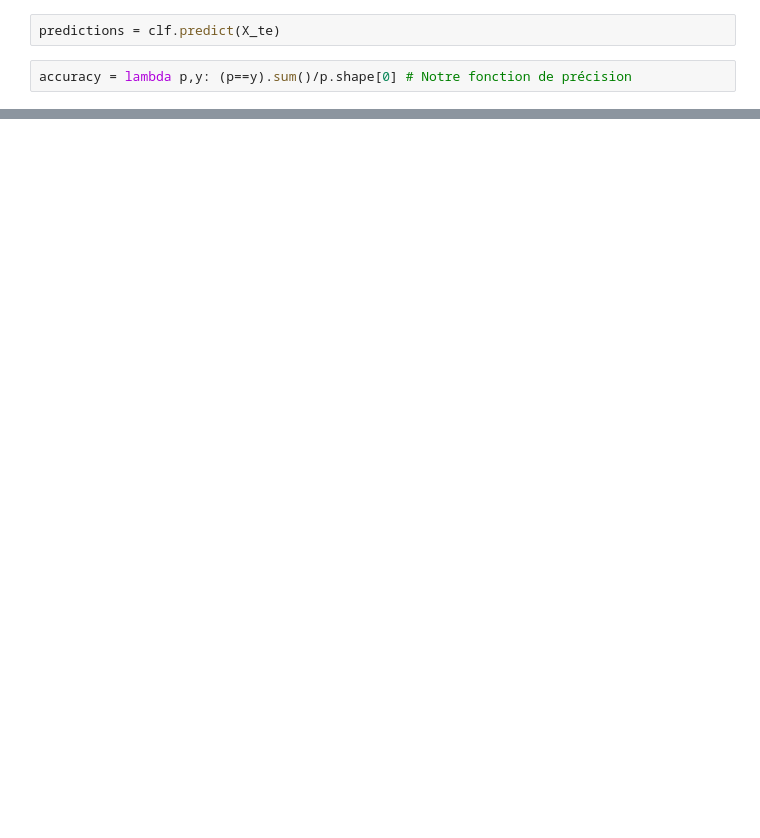
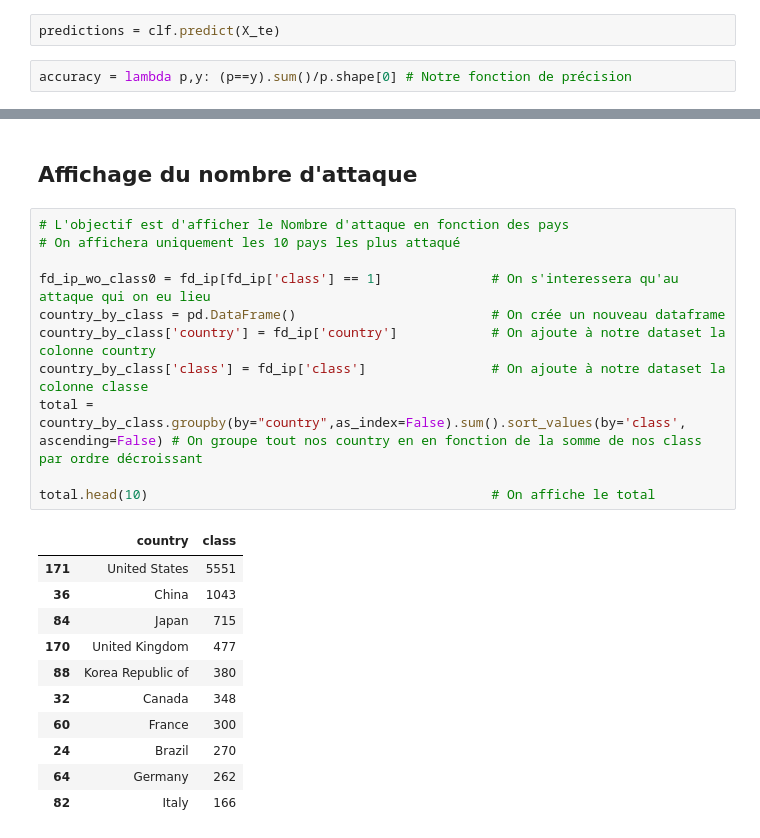
Before and after one commit to alphab2000x/python, a Jupyter notebook: Master2/Projet4/Project 4.ipynb, the cells around one changed output, grey strips where cells are left out. Saved outputs shown, nothing was run; the diff lists cells and outputs as text; blank space fills up the shorter version.

```diff
--- a/Master2/Projet4/Project 4.ipynb
+++ b/Master2/Projet4/Project 4.ipynb
@@ -259,0 +376,25 @@ accuracy(predictions, Y_te)
+# %% [markdown]
+## Affichage du nombre d'attaque
+# %%
+# L'objectif est d'afficher le Nombre d'attaque en fonction des pays
+# On affichera uniquement les 10 pays les plus attaqué
+
+fd_ip_wo_class0 = fd_ip[fd_ip['class'] == 1]              # On s'interessera qu'au attaque qui on eu lieu
+country_by_class = pd.DataFrame()                         # On crée un nouveau dataframe
+country_by_class['country'] = fd_ip['country']            # On ajoute à notre dataset la colonne country
+country_by_class['class'] = fd_ip['class']                # On ajoute à notre dataset la colonne classe
+total = country_by_class.groupby(by="country",as_index=False).sum().sort_values(by='class', ascending=False) # On groupe tout nos country en en fonction de la somme de nos class par ordre décroissant
+
+total.head(10)                                            # On affiche le total
+# %% [output]
+|  | country | class |
+| 171 | United States | 5551 |
+| 36 | China | 1043 |
+| 84 | Japan | 715 |
+| 170 | United Kingdom | 477 |
+| 88 | Korea Republic of | 380 |
+| 32 | Canada | 348 |
+| 60 | France | 300 |
+| 24 | Brazil | 270 |
+| 64 | Germany | 262 |
+| 82 | Italy | 166 |
```
Also changed, not shown: parts of 27 cells of this notebook, 1 other file.
